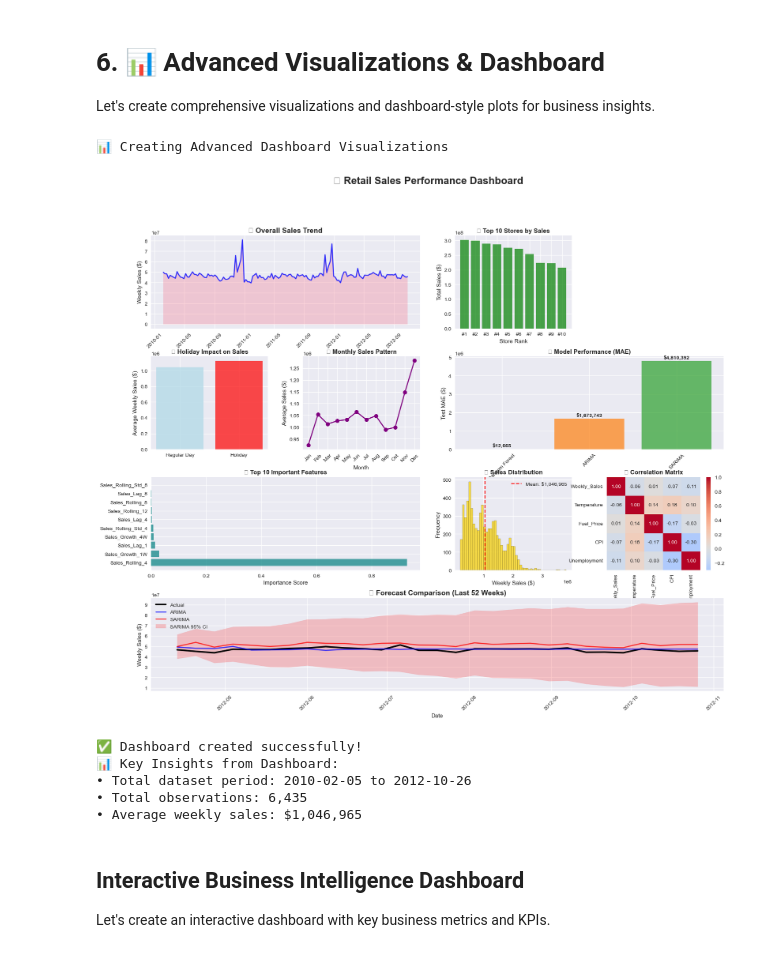
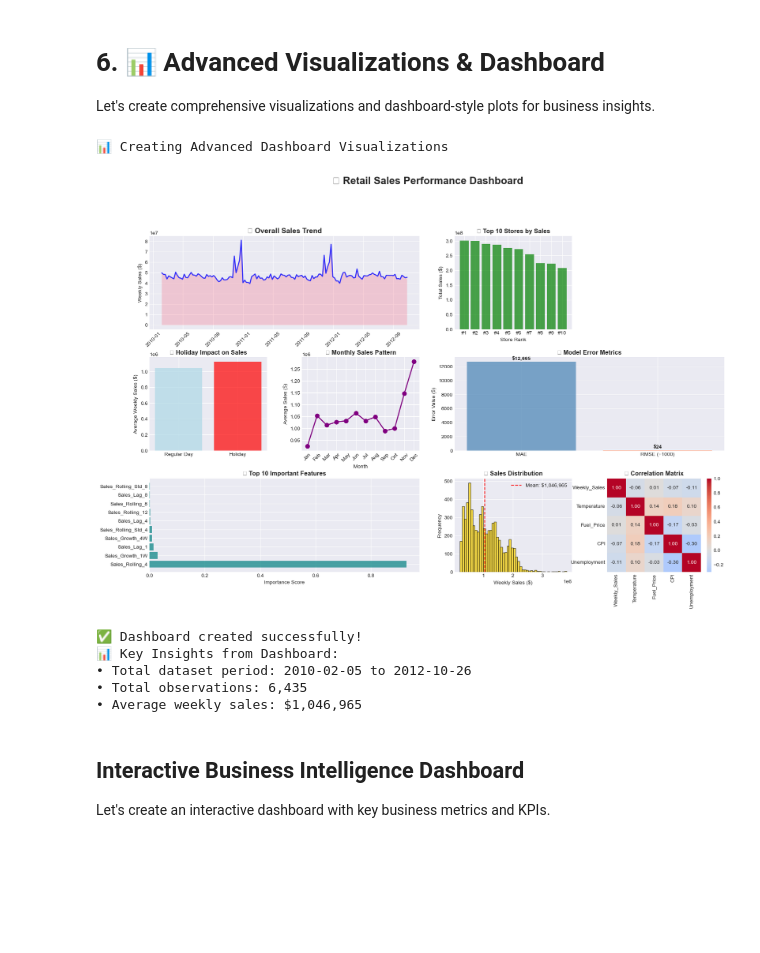
Before and after one commit to ragunathan0812/Retail-Sales-Performance-Demand-Forecasting-Analysis, a Jupyter notebook: Notebooks/revenue_analysis.ipynb, the cells around one changed output. Drawn from its saved outputs; the diff is of its cells as text; code cells hidden in the pictures; blank space fills up the shorter version.

Commit message:
Error Checks Done!!

```diff
--- a/Notebooks/revenue_analysis.ipynb
+++ b/Notebooks/revenue_analysis.ipynb
@@ -853,15 +764,12 @@ ax5.set_xlabel('Month')
 ax5.set_ylabel('Average Sales ($)')
 ax5.tick_params(axis='x', rotation=45)
 
-# 6. Model Comparison (second row, right 2 cols)
+# 6. Temperature Impact (second row, right)
 ax6 = fig.add_subplot(gs[1, 2:])
-models = ['Random Forest', 'ARIMA', 'SARIMA']
-mae_scores = [rf_test_mae, arima_test_mae, sarima_test_mae]
-colors = ['#1f77b4', '#ff7f0e', '#2ca02c', '#d62728']
-bars = ax6.bar(models, mae_scores, color=colors, alpha=0.7)
-ax6.set_title('🤖 Model Performance (MAE)', fontsize=12, fontweight='bold')
-ax6.set_ylabel('Test MAE ($)')
-ax6.tick_params(axis='x', rotation=45)
+mae_scores = [rf_test_mae, rf_test_rmse/1000]  # Convert RMSE to thousands for scale
+bars = ax6.bar(['MAE', 'RMSE (÷1000)'], mae_scores, color=['steelblue', 'coral'], alpha=0.7)
+ax6.set_title('📊 Model Error Metrics', fontsize=12, fontweight='bold')
+ax6.set_ylabel('Error Value ($)')
 
 # Add value labels on bars
 for bar, score in zip(bars, mae_scores):
@@ -876,54 +784,34 @@ ax7.set_title('🎯 Top 10 Important Features', fontsize=12, fontweight='bold')
 ax7.set_xlabel('Importance Score')
 ax7.set_yticks(range(len(top_features)))
 ax7.set_yticklabels(top_features['Feature'])
 
 # 8. Sales Distribution (third row, middle)
 ax8 = fig.add_subplot(gs[2, 2])
 ax8.hist(df['Weekly_Sales'], bins=50, color='gold', alpha=0.7, edgecolor='black')
 ax8.set_title('📊 Sales Distribution', fontsize=12, fontweight='bold')
 ax8.set_xlabel('Weekly Sales ($)')
 ax8.set_ylabel('Frequency')
 ax8.axvline(df['Weekly_Sales'].mean(), color='red', linestyle='--', label=f"Mean: ${df['Weekly_Sales'].mean():,.0f}")
 ax8.legend()
 
 # 9. Correlation Heatmap (third row, right)
 ax9 = fig.add_subplot(gs[2, 3])
 corr_features = ['Weekly_Sales', 'Temperature', 'Fuel_Price', 'CPI', 'Unemployment']
 corr_matrix = df[corr_features].corr()
 sns.heatmap(corr_matrix, annot=True, cmap='coolwarm', center=0, ax=ax9, fmt='.2f')
 ax9.set_title('🔥 Correlation Matrix', fontsize=12, fontweight='bold')
 
-# 10. Forecast Comparison (bottom row, spanning all cols)
-ax10 = fig.add_subplot(gs[3, :])
-# Use last 52 weeks for visualization
-recent_weeks = min(52, len(test_ts))
-ax10.plot(test_ts.index[-recent_weeks:], test_ts.values[-recent_weeks:],
-          label='Actual', color='black', linewidth=3)
-ax10.plot(test_ts.index[-recent_weeks:], arima_forecast[-recent_weeks:],
-          label='ARIMA', color='blue', linewidth=2, alpha=0.8)
-ax10.plot(test_ts.index[-recent_weeks:], sarima_forecast[-recent_weeks:],
-          label='SARIMA', color='red', linewidth=2, alpha=0.8)
-ax10.fill_between(test_ts.index[-recent_weeks:],
-                   sarima_forecast_ci.iloc[-recent_weeks:, 0],
-                   sarima_forecast_ci.iloc[-recent_weeks:, 1],
-                   color='red', alpha=0.2, label='SARIMA 95% CI')
-ax10.set_title('🔮 Forecast Comparison (Last 52 Weeks)', fontsize=14, fontweight='bold')
-ax10.set_xlabel('Date')
-ax10.set_ylabel('Weekly Sales ($)')
-ax10.legend()
-ax10.tick_params(axis='x', rotation=45)
-
 plt.tight_layout()
 plt.show()
 
 print("✅ Dashboard created successfully!")
 print(f"📊 Key Insights from Dashboard:")
 print(f"• Total dataset period: {df['Date'].min().strftime('%Y-%m-%d')} to {df['Date'].max().strftime('%Y-%m-%d')}")
 print(f"• Total observations: {len(df):,}")
 print(f"• Average weekly sales: ${df['Weekly_Sales'].mean():,.0f}")
 # %% [output]
 📊 Creating Advanced Dashboard Visualizations
-[figure, old version]
+[figure, new version]
 ✅ Dashboard created successfully!
 📊 Key Insights from Dashboard:
 • Total dataset period: 2010-02-05 to 2012-10-26
```
Also changed, not shown: parts of 7 cells of this notebook.
